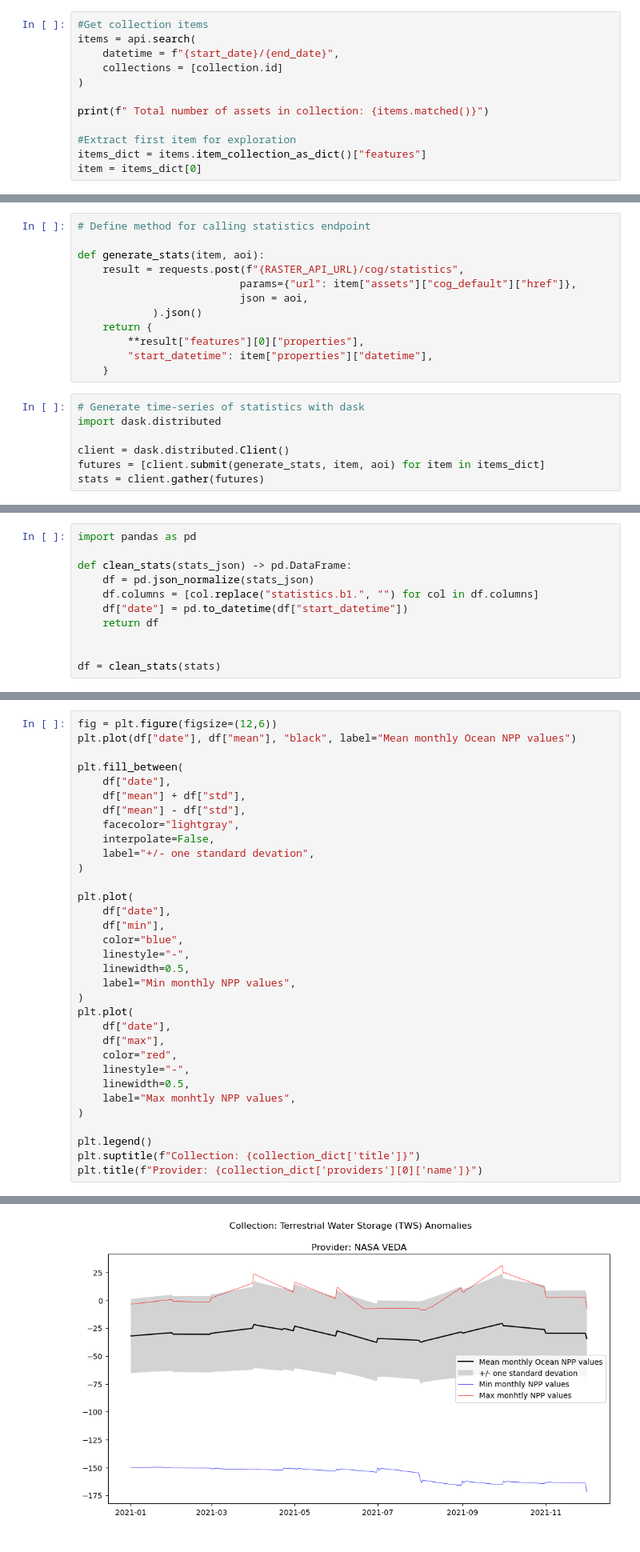
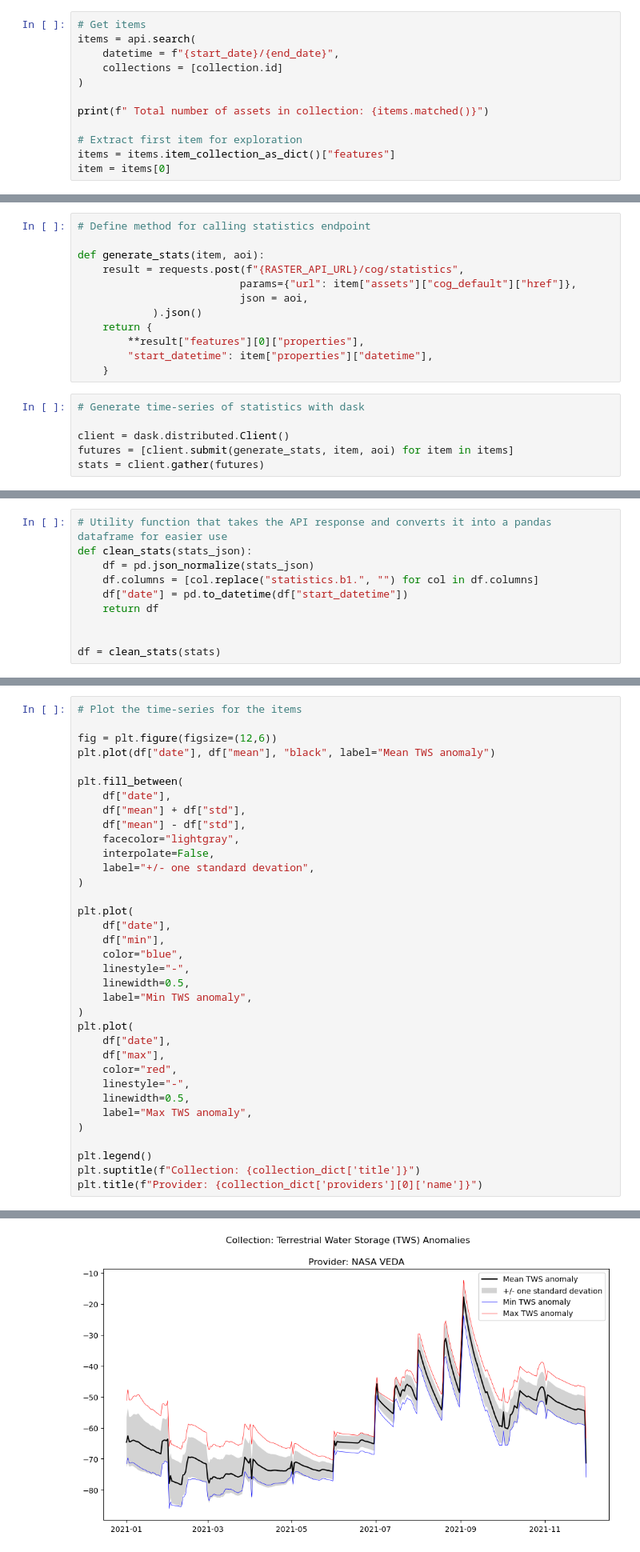
Before and after one commit to nasa-veda-workshops/ieee-grss-webinar-2024, a Jupyter notebook: ieee-grss-webinar-mar-2024.ipynb, the cells around one changed output, grey strips where cells are left out. Shown at 80% size. Cells and saved outputs as stored; diff of their text form.

```diff
--- a/ieee-grss-webinar-mar-2024.ipynb
+++ b/ieee-grss-webinar-mar-2024.ipynb
@@ -62,7 +88,7 @@ collection.summaries.to_dict()
 start_date = '2021-01-01'
 end_date = '2021-12-01'
 # %%
-#Get collection items
+# Get items
 items = api.search(
     datetime = f"{start_date}/{end_date}",
     collections = [collection.id]
@@ -70,8 +96,8 @@ items = api.search(
 
 print(f" Total number of assets in collection: {items.matched()}")
 
-#Extract first item for exploration
-items_dict = items.item_collection_as_dict()["features"]
-item = items_dict[0]
+# Extract first item for exploration
+items = items.item_collection_as_dict()["features"]
+item = items[0]
 # %% [output]
  Total number of assets in collection: 335
@@ -154,8 +190,7 @@ def generate_stats(item, aoi):
     }
 # %%
 # Generate time-series of statistics with dask
-import dask.distributed
 
 client = dask.distributed.Client()
-futures = [client.submit(generate_stats, item, aoi) for item in items_dict]
+futures = [client.submit(generate_stats, item, aoi) for item in items]
 stats = client.gather(futures)
@@ -162,7 +199,6 @@ stats = client.gather(futures)
 # %%
-import pandas as pd
-
-def clean_stats(stats_json) -> pd.DataFrame:
+# Utility function that takes the API response and converts it into a pandas dataframe for easier use
+def clean_stats(stats_json):
     df = pd.json_normalize(stats_json)
     df.columns = [col.replace("statistics.b1.", "") for col in df.columns]
     df["date"] = pd.to_datetime(df["start_datetime"])
@@ -191,37 +209,39 @@ Text(0.5, 1.0, 'Provider: NASA VEDA')
 # %%
+# Plot the time-series for the items
+
 fig = plt.figure(figsize=(12,6))
-plt.plot(df["date"], df["mean"], "black", label="Mean monthly Ocean NPP values")
+plt.plot(df["date"], df["mean"], "black", label="Mean TWS anomaly")
 
 plt.fill_between(
     df["date"],
     df["mean"] + df["std"],
     df["mean"] - df["std"],
     facecolor="lightgray",
     interpolate=False,
     label="+/- one standard devation",
 )
 
 plt.plot(
     df["date"],
     df["min"],
     color="blue",
     linestyle="-",
     linewidth=0.5,
-    label="Min monthly NPP values",
+    label="Min TWS anomaly",
 )
 plt.plot(
     df["date"],
     df["max"],
     color="red",
     linestyle="-",
     linewidth=0.5,
-    label="Max monhtly NPP values",
+    label="Max TWS anomaly",
 )
 
 plt.legend()
 plt.suptitle(f"Collection: {collection_dict['title']}")
 plt.title(f"Provider: {collection_dict['providers'][0]['name']}")
 # %% [output]
 Text(0.5, 1.0, 'Provider: NASA VEDA')
-[figure, old version]
+[figure, new version]
 # %% [markdown]
```
Also changed, not shown: parts of 58 cells of this notebook.
